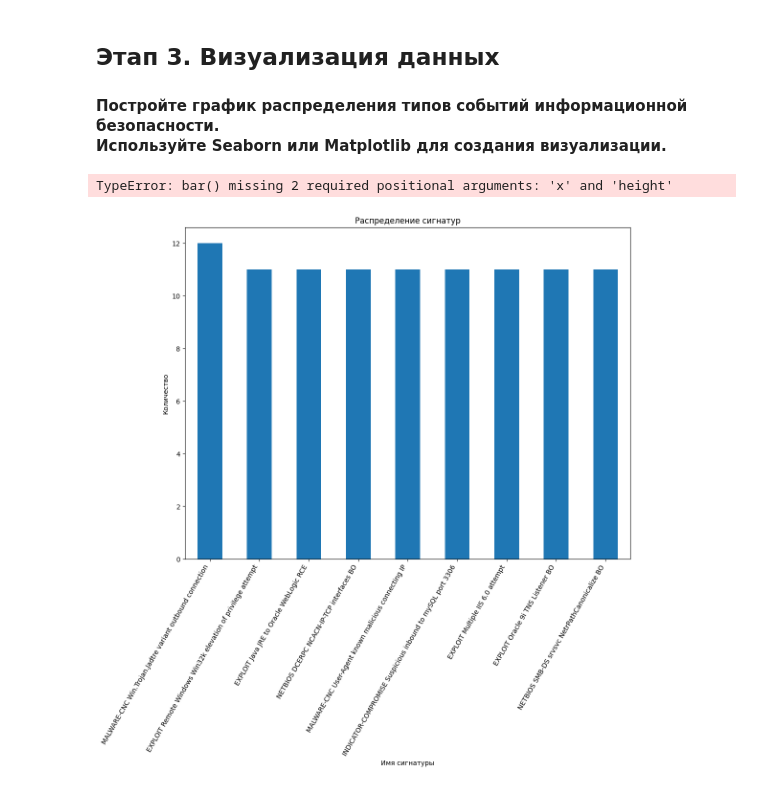
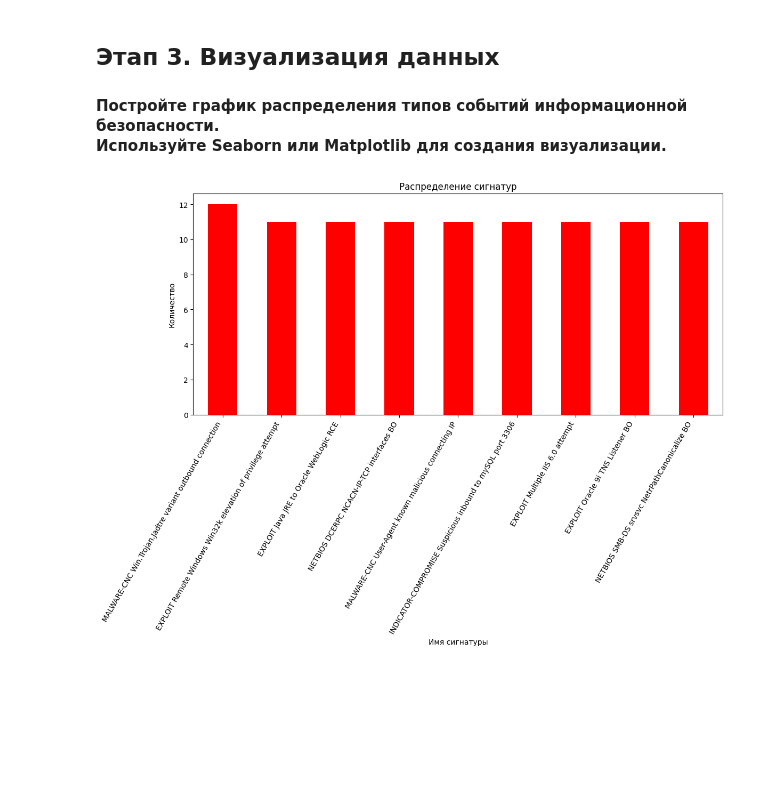
Before and after one commit to Prost0Chudo/PythonMag, a Jupyter notebook: Tenth Lab/task.ipynb, the cells around one changed output. Drawn from its saved outputs; the diff is of its cells as text; code cells hidden in the pictures; blank space fills up the shorter version.

```diff
--- a/Tenth Lab/task.ipynb
+++ b/Tenth Lab/task.ipynb
@@ -41,13 +41,13 @@ Name: signature, dtype: int64
 # %%
 import matplotlib.pyplot as plt
 plt.figure(figsize=(12,9))
-signature_counts.plot(kind='bar')
+signature_counts.plot(kind='bar', color='red')
 plt.title("Распределение сигнатур")
 plt.ylabel("Количество")
 plt.xlabel("Имя сигнатуры")
+#Для удобной читаемости
 plt.xticks(rotation=60, ha='right')
 plt.tight_layout()
 plt.show()
 # %% [output]
-TypeError: bar() missing 2 required positional arguments: 'x' and 'height'
-[figure, old version]
+[figure, new version]
```
